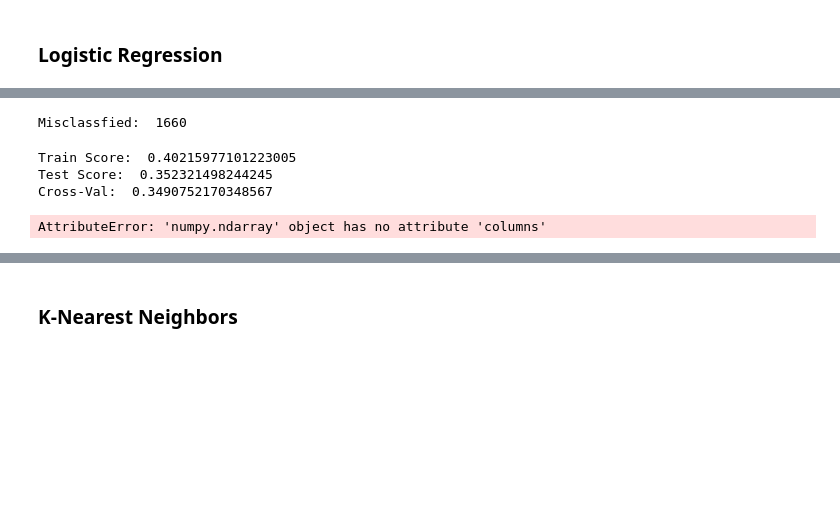
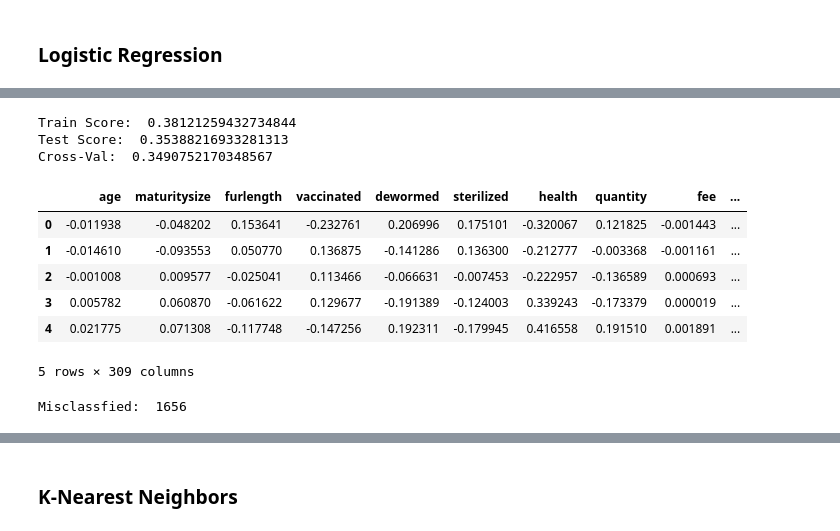
Before and after one commit to weisja4/pet_adoption_capstone, a Jupyter notebook: code/Pet Adoption - EDA and Categorical Modeling.ipynb, the cells around one changed output, grey strips where cells are left out. Saved outputs shown, nothing was run; the diff lists cells and outputs as text; code cells hidden in the pictures; blank space fills up the shorter version.

```diff
--- a/code/Pet Adoption - EDA and Categorical Modeling.ipynb
+++ b/code/Pet Adoption - EDA and Categorical Modeling.ipynb
@@ -640,6 +640,6 @@ Baseline of 27.37% - This is pets that are never adopted.
 # %% [markdown]
 ###  Logistic Regression
 # %%
-lr = LogisticRegression(solver = 'lbfgs', max_iter = 1000, warm_start = False)
+lr = LogisticRegression(solver = 'lbfgs', max_iter = 1000, warm_start = True)
 lr.fit(X_train, y_train)
 # %% [output]
@@ -651,15 +658,31 @@ LogisticRegression(C=1.0, class_weight=None, dual=False, fit_intercept=True,
+# %%
+print("Train Score: ", lr.score(X_train, y_train))
+print('Test Score: ',  lr.score(X_test, y_test))
+print('Cross-Val: ',   cross_val_score(lr,Z_train, y_train).mean())
+# %% [output]
+Train Score:  0.38121259432734844
+Test Score:  0.35388216933281313
+Cross-Val:  0.3490752170348567
+# %%
+coef = lr.coef_
+# %%
+feat = X_train.columns
+# %%
+df = pd.DataFrame(coef, columns = feat)
+# %%
+df.head()
+# %% [output]
+|  | age | maturitysize | furlength | vaccinated | dewormed | sterilized | health | quantity | fee | ... |
+| 0 | -0.011938 | -0.048202 | 0.153641 | -0.232761 | 0.206996 | 0.175101 | -0.320067 | 0.121825 | -0.001443 | ... |
+| 1 | -0.014610 | -0.093553 | 0.050770 | 0.136875 | -0.141286 | 0.136300 | -0.212777 | -0.003368 | -0.001161 | ... |
+| 2 | -0.001008 | 0.009577 | -0.025041 | 0.113466 | -0.066631 | -0.007453 | -0.222957 | -0.136589 | 0.000693 | ... |
+| 3 | 0.005782 | 0.060870 | -0.061622 | 0.129677 | -0.191389 | -0.124003 | 0.339243 | -0.173379 | 0.000019 | ... |
+| 4 | 0.021775 | 0.071308 | -0.117748 | -0.147256 | 0.192311 | -0.179945 | 0.416558 | 0.191510 | 0.001891 | ... |
+5 rows × 309 columns
 # %%
 y_pred = lr.predict(X_test)
 count_misclassified = (y_test != y_pred).sum()
 
 print('Misclassfied: ', count_misclassified)
 # %% [output]
-Misclassfied:  1660
+Misclassfied:  1656
-# %%
-print("Train Score: ", lr.score(X_train, y_train))
-print('Test Score: ',  lr.score(X_test, y_test))
-print('Cross-Val: ',   cross_val_score(lr,Z_train, y_train).mean())
-# %% [output]
-Train Score:  0.40215977101223005
-Test Score:  0.352321498244245
-Cross-Val:  0.3490752170348567
@@ -668,4 +688,0 @@ coefs = lr.coef_
-# %%
-coef_col = X_test.columns
-# %% [output]
-AttributeError: 'numpy.ndarray' object has no attribute 'columns'
```
Also changed, not shown: parts of 3 cells of this notebook.
